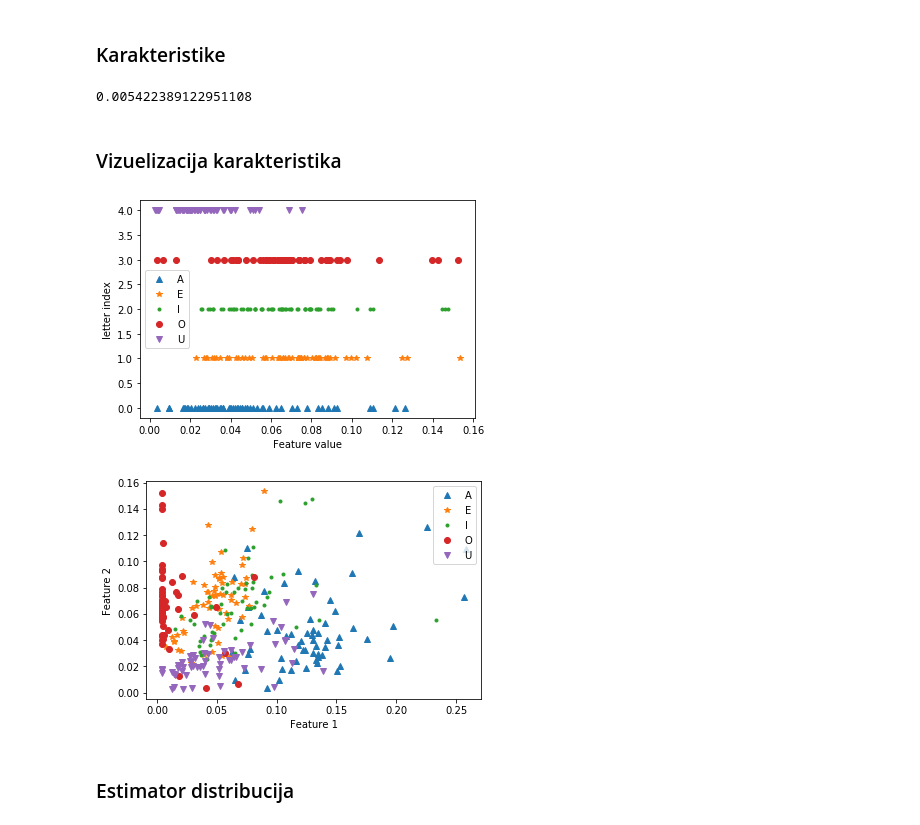
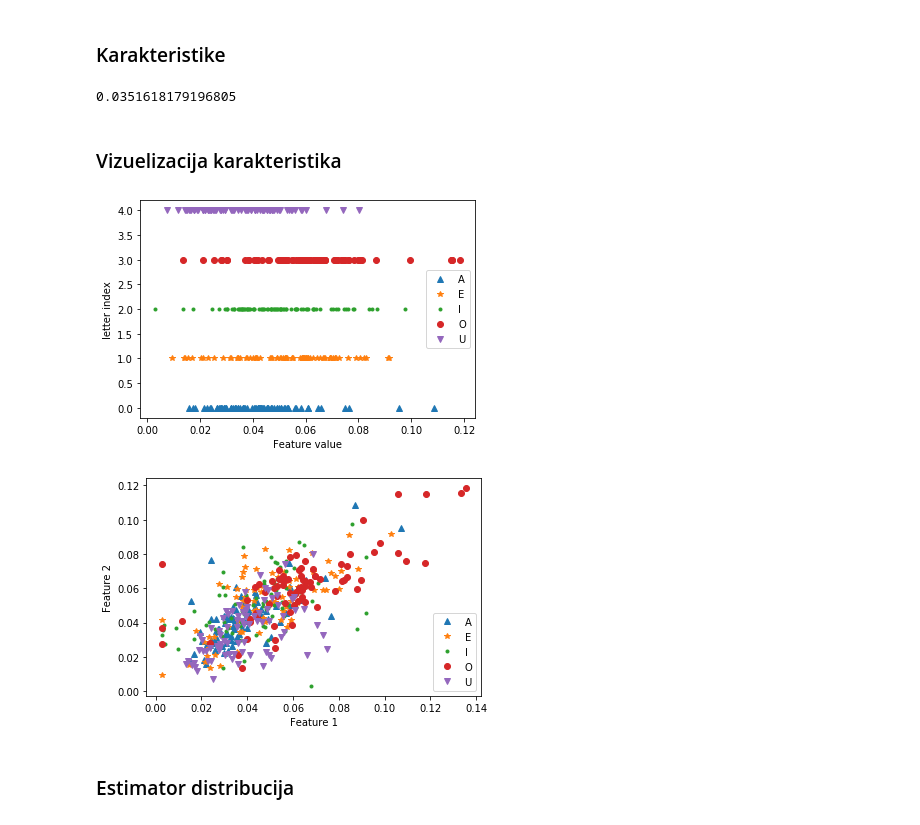
Before and after one commit to djokjulapfe/po, a Jupyter notebook: main.ipynb, the cells around one changed output. Cells and saved outputs as stored; diff of their text form; code cells hidden in the pictures.

```diff
--- a/main.ipynb
+++ b/main.ipynb
@@ -26,8 +26,8 @@ import scipy.stats
 
 dataset_dir = "data/Slova/"
 letters = ['A', 'E', 'I', 'O', 'U']
-train_set_size_per_letter = 60
-test_set_size_per_letter = 60
+train_set_size_per_letter = 80
+test_set_size_per_letter = 20
 # %% [markdown]
 ### Učitavanje podataka
 # %%
@@ -153,12 +154,27 @@ import features
 
 selected_features = [
     features.Stack([
-        features.RectSelect(20, 44, 20, 44),
+        features.RectSelect(20, 43, 20, 43),
         features.Sum(),
-        features.Multiply(1 / (44 - 20)**2)
+        features.Multiply(1 / (43 - 20)**2)
     ]),
     features.Stack([
         features.RectSelect(0, 63, 0, 20),
+        features.Sum(),
+        features.Multiply(1 / 64 / 21)
+    ]),
+    features.Stack([
+        features.RectSelect(0, 63, 43, 63),
+        features.Sum(),
+        features.Multiply(1 / 64 / 21)
+    ]),
+    features.Stack([
+        features.RectSelect(0, 20, 0, 63),
+        features.Sum(),
+        features.Multiply(1 / 64 / 21)
+    ]),
+    features.Stack([
+        features.RectSelect(43, 63, 0, 63),
         features.Sum(),
         features.Multiply(1 / 64 / 21)
     ])
@@ -182,7 +198,7 @@ X_test = np.array([
 
 print(selected_features[0].get_feature(random_point[1]))
 # %% [output]
-0.005422389122951108
+0.0351618179196805
 # %% [markdown]
 ### Vizuelizacija karakteristika
 # %%
@@ -195,37 +211,37 @@ letter_to_symbol = {
 }
 
 
 def feature_distribution(feature_id: int):
     for letter_id in range(len(letters)):
         plt.plot(
             X[X[:, 0] == letter_id][:, feature_id + 1],
             np.ones(train_set_size_per_letter) * letter_id,
             letter_to_symbol[letters[letter_id]]
         )
     plt.legend(letters)
     plt.xlabel('Feature value')
     plt.ylabel('letter index')
     plt.show()
 
 
 def compare_features(feature1_id: int = 0, feature2_id: int = 1):
     for letter_id in range(len(letters)):
         feature_for_letter_id = X[X[:, 0] == letter_id]
         plt.plot(
             feature_for_letter_id[:, feature1_id + 1],
             feature_for_letter_id[:, feature2_id + 1],
             letter_to_symbol[letters[letter_id]]
         )
     plt.legend(letters)
     plt.xlabel('Feature 1')
     plt.ylabel('Feature 2')
     plt.show()
 
-feature_distribution(1)
-compare_features(0, 1)
+feature_distribution(4)
+compare_features(3, 4)
 # %% [output]
-[figure, old version]
+[figure, new version]
-[figure, old version]
+[figure, new version]
 # %% [markdown]
 ### Estimator distribucija
 # %%
```
Also changed, not shown: parts of 5 cells of this notebook.
